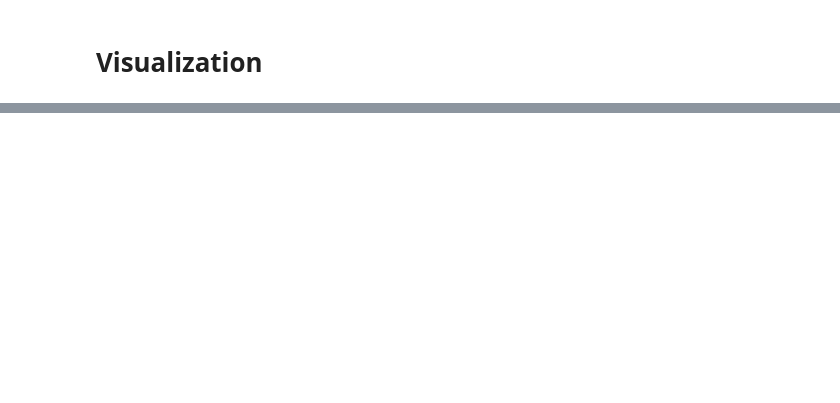
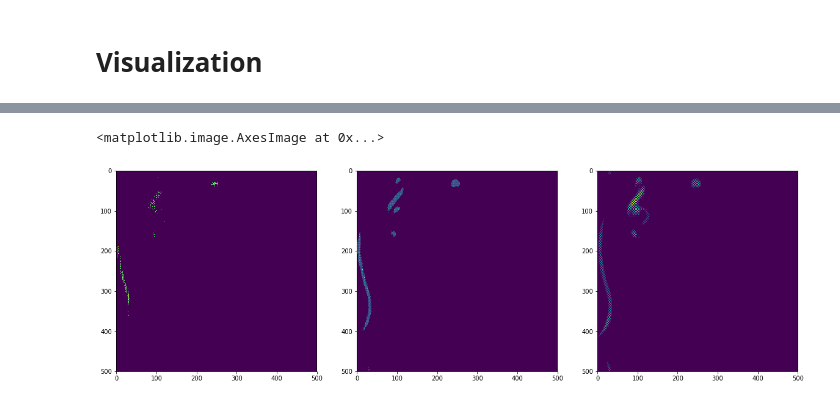
Before and after one commit to mjenrungrot/NoteheadDetectorFCN, a Jupyter notebook: sheet_id/notebooks/train.ipynb, the cells around one changed output, grey strips where cells are left out. Cells and saved outputs as stored; diff of their text form; code cells hidden in the pictures; blank space fills up the shorter version.

Commit message:
add working data generator for dwd

```diff
--- a/sheet_id/notebooks/train.ipynb
+++ b/sheet_id/notebooks/train.ipynb
@@ -111,0 +108,17 @@ plt.show()
+# %%
+dwd_model = Model(inputs=[input_map], outputs=[energy_output, class_output, bbox_output])
+loss_fn = softmax_sparse_crossentropy
+optimizer = Adam(lr=1e-4, beta_1=0.9, beta_2=0.999,
+                 epsilon=1e-8, decay=0.0, amsgrad=False)
+metrics = []
+dwd_model.compile(loss={
+                            "energy_map": loss_fn,
+                            "class_map": loss_fn,
+                            "bbox_map": "mse",
+                        }, optimizer=optimizer, metrics=metrics)
+# %%
+dwd_model.fit_generator(generator=training_generator, epochs=10,
+                              validation_data=validation_generator,
+                              use_multiprocessing=True, workers=10,
+                              callbacks=callbacks,
+                              steps_per_epoch=10)
@@ -111,0 +147,15 @@ plt.show()
+# %%
+X, y = validation_generator[0]
+# %%
+y_pred = dwd_model.predict(X)
+# %%
+plt.figure(figsize=(20,20))
+plt.subplot(1,3,1)
+plt.imshow(np.argmax(y_pred[0], axis=-1)[0])
+plt.subplot(1,3,2)
+plt.imshow(np.argmax(y_pred[1], axis=-1)[0])
+plt.subplot(1,3,3)
+plt.imshow(y_pred[2][0,:,:,0])
+# %% [output]
+<matplotlib.image.AxesImage at 0x...>
+[figure, added]
```
Also changed, not shown: parts of 26 cells of this notebook, 2 other files.
